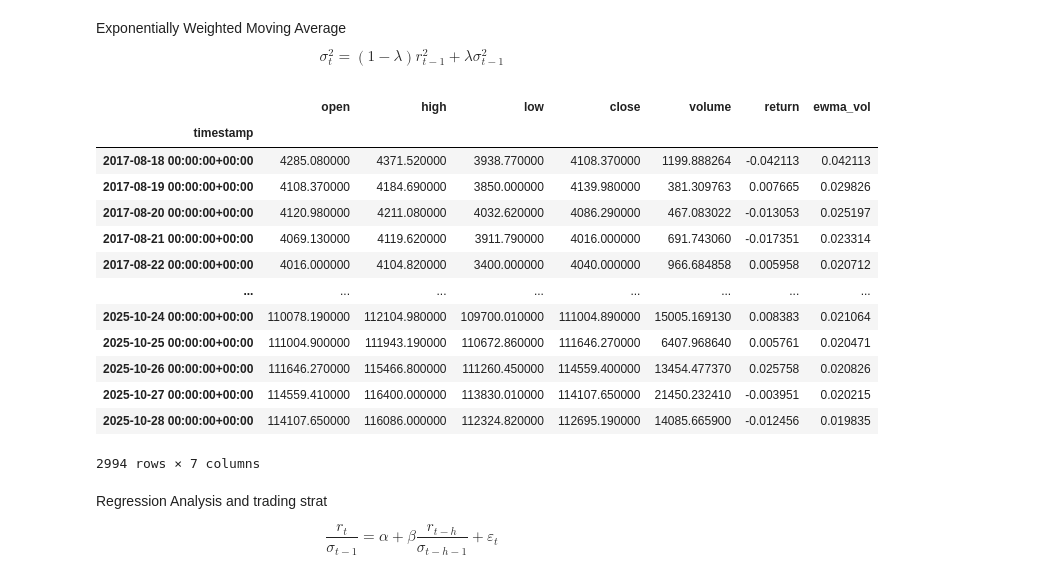
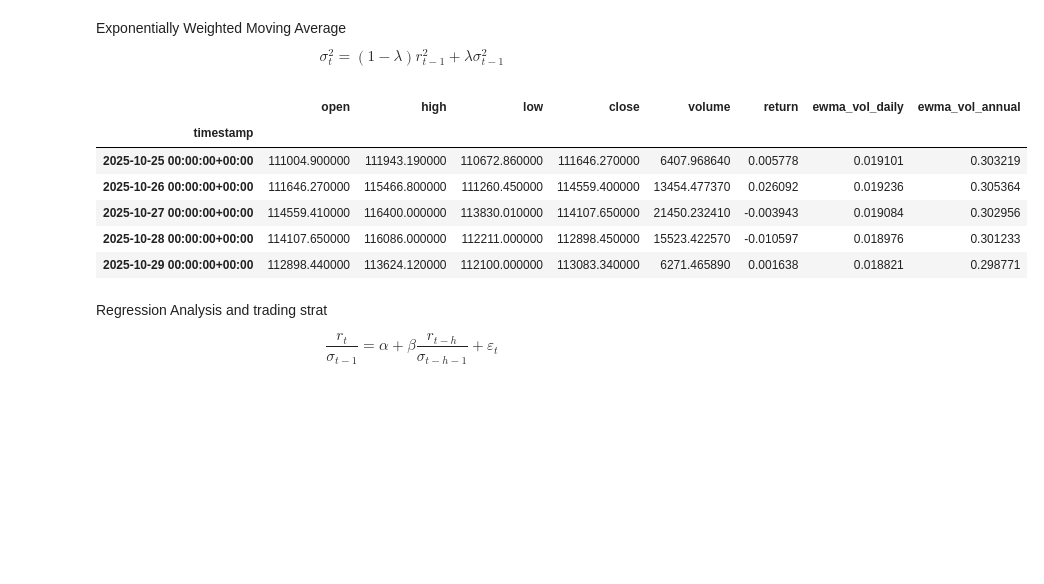
Before and after one commit to 333Rosky/CryptoLLM_Experiment, a Jupyter notebook: strategy/btc_strategy_TSM.ipynb, the cells around one changed output. Saved outputs shown, nothing was run; the diff lists cells and outputs as text; code cells hidden in the pictures; blank space fills up the shorter version.

```diff
--- a/strategy/btc_strategy_TSM.ipynb
+++ b/strategy/btc_strategy_TSM.ipynb
@@ -248,31 +248,28 @@ df_btc
 # %% [markdown]
 Exponentially Weighted Moving Average
 $$ \sigma_t^2 = (1 - \lambda) r_{t-1}^2 + \lambda \sigma_{t-1}^2 $$
-# %%
-l = 0.94
-r = df_btc["return"]
-
-ewma_var = r.pow(2).ewm(alpha=(1-l)).mean()
-
-ewma_sigma = np.sqrt(ewma_var)
-
-df_btc["ewma_vol"] = ewma_sigma
-df_btc
-# %% [output]
-|  | open | high | low | close | volume | return | ewma_vol |
-| timestamp |  |  |  |  |  |  |  |
-| 2017-08-18 00:00:00+00:00 | 4285.080000 | 4371.520000 | 3938.770000 | 4108.370000 | 1199.888264 | -0.042113 | 0.042113 |
-| 2017-08-19 00:00:00+00:00 | 4108.370000 | 4184.690000 | 3850.000000 | 4139.980000 | 381.309763 | 0.007665 | 0.029826 |
-| 2017-08-20 00:00:00+00:00 | 4120.980000 | 4211.080000 | 4032.620000 | 4086.290000 | 467.083022 | -0.013053 | 0.025197 |
-| 2017-08-21 00:00:00+00:00 | 4069.130000 | 4119.620000 | 3911.790000 | 4016.000000 | 691.743060 | -0.017351 | 0.023314 |
-| 2017-08-22 00:00:00+00:00 | 4016.000000 | 4104.820000 | 3400.000000 | 4040.000000 | 966.684858 | 0.005958 | 0.020712 |
-| ... | ... | ... | ... | ... | ... | ... | ... |
-| 2025-10-24 00:00:00+00:00 | 110078.190000 | 112104.980000 | 109700.010000 | 111004.890000 | 15005.169130 | 0.008383 | 0.021064 |
-| 2025-10-25 00:00:00+00:00 | 111004.900000 | 111943.190000 | 110672.860000 | 111646.270000 | 6407.968640 | 0.005761 | 0.020471 |
-| 2025-10-26 00:00:00+00:00 | 111646.270000 | 115466.800000 | 111260.450000 | 114559.400000 | 13454.477370 | 0.025758 | 0.020826 |
-| 2025-10-27 00:00:00+00:00 | 114559.410000 | 116400.000000 | 113830.010000 | 114107.650000 | 21450.232410 | -0.003951 | 0.020215 |
-| 2025-10-28 00:00:00+00:00 | 114107.650000 | 116086.000000 | 112324.820000 | 112695.190000 | 14085.665900 | -0.012456 | 0.019835 |
-2994 rows × 7 columns
+# %%
+lambda_vol = 0.9836  # EWMA centre-of-mass ≈ 60 jours
+vol_floor = 0.15  # plancher de volatilité annualisée pour éviter l'effet levier excessif
+
+returns = df_btc['close'].pct_change().fillna(0.0)
+
+ewma_var = returns.pow(2).ewm(alpha=(1 - lambda_vol), adjust=False).mean()
+ewma_sigma_daily = np.sqrt(ewma_var)
+ewma_sigma_annual = (ewma_sigma_daily * np.sqrt(252.0)).clip(lower=vol_floor)
+
+df_btc['return'] = returns
+df_btc['ewma_vol_daily'] = ewma_sigma_daily
+df_btc['ewma_vol_annual'] = ewma_sigma_annual
+df_btc.tail()
+# %% [output]
+|  | open | high | low | close | volume | return | ewma_vol_daily | ewma_vol_annual |
+| timestamp |  |  |  |  |  |  |  |  |
+| 2025-10-25 00:00:00+00:00 | 111004.900000 | 111943.190000 | 110672.860000 | 111646.270000 | 6407.968640 | 0.005778 | 0.019101 | 0.303219 |
+| 2025-10-26 00:00:00+00:00 | 111646.270000 | 115466.800000 | 111260.450000 | 114559.400000 | 13454.477370 | 0.026092 | 0.019236 | 0.305364 |
+| 2025-10-27 00:00:00+00:00 | 114559.410000 | 116400.000000 | 113830.010000 | 114107.650000 | 21450.232410 | -0.003943 | 0.019084 | 0.302956 |
+| 2025-10-28 00:00:00+00:00 | 114107.650000 | 116086.000000 | 112211.000000 | 112898.450000 | 15523.422570 | -0.010597 | 0.018976 | 0.301233 |
+| 2025-10-29 00:00:00+00:00 | 112898.440000 | 113624.120000 | 112100.000000 | 113083.340000 | 6271.465890 | 0.001638 | 0.018821 | 0.298771 |
 # %% [markdown]
 Regression Analysis and trading strat
 
```
Also changed, not shown: parts of 18 cells of this notebook.
